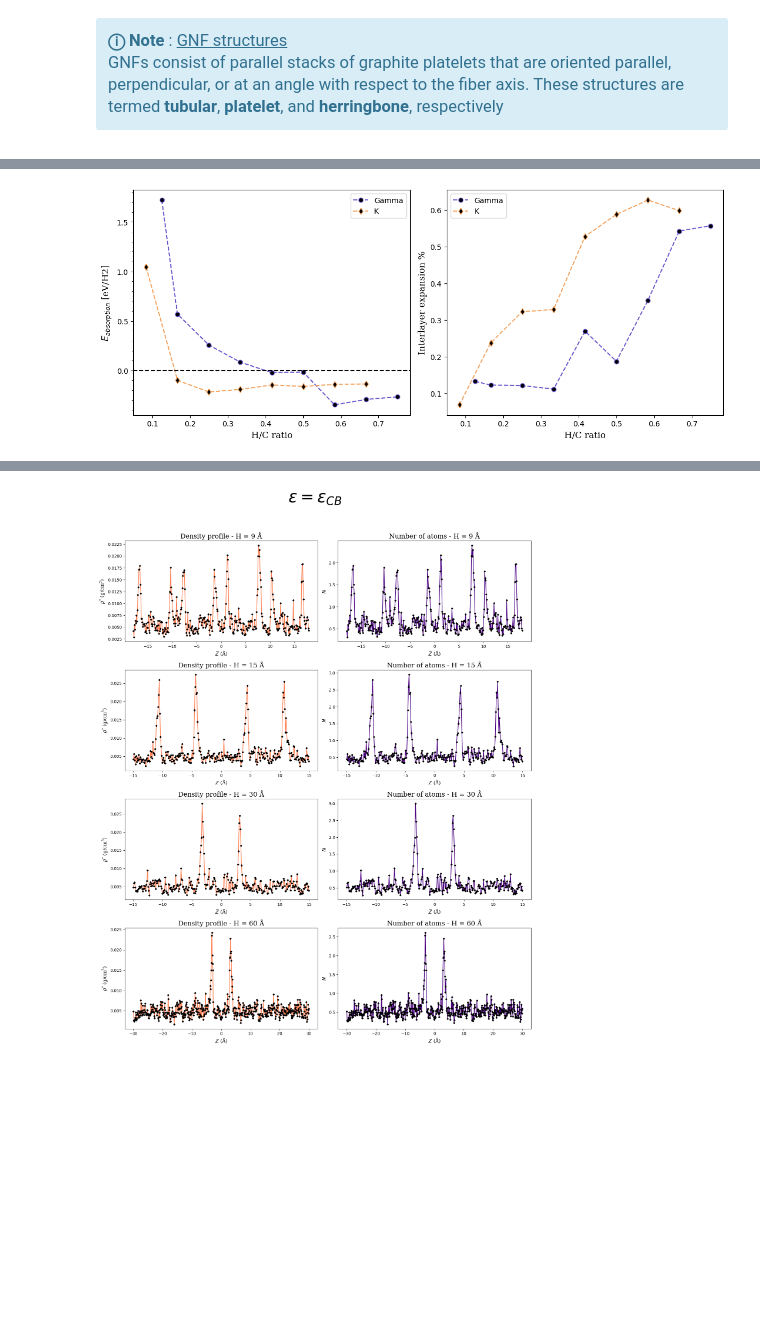
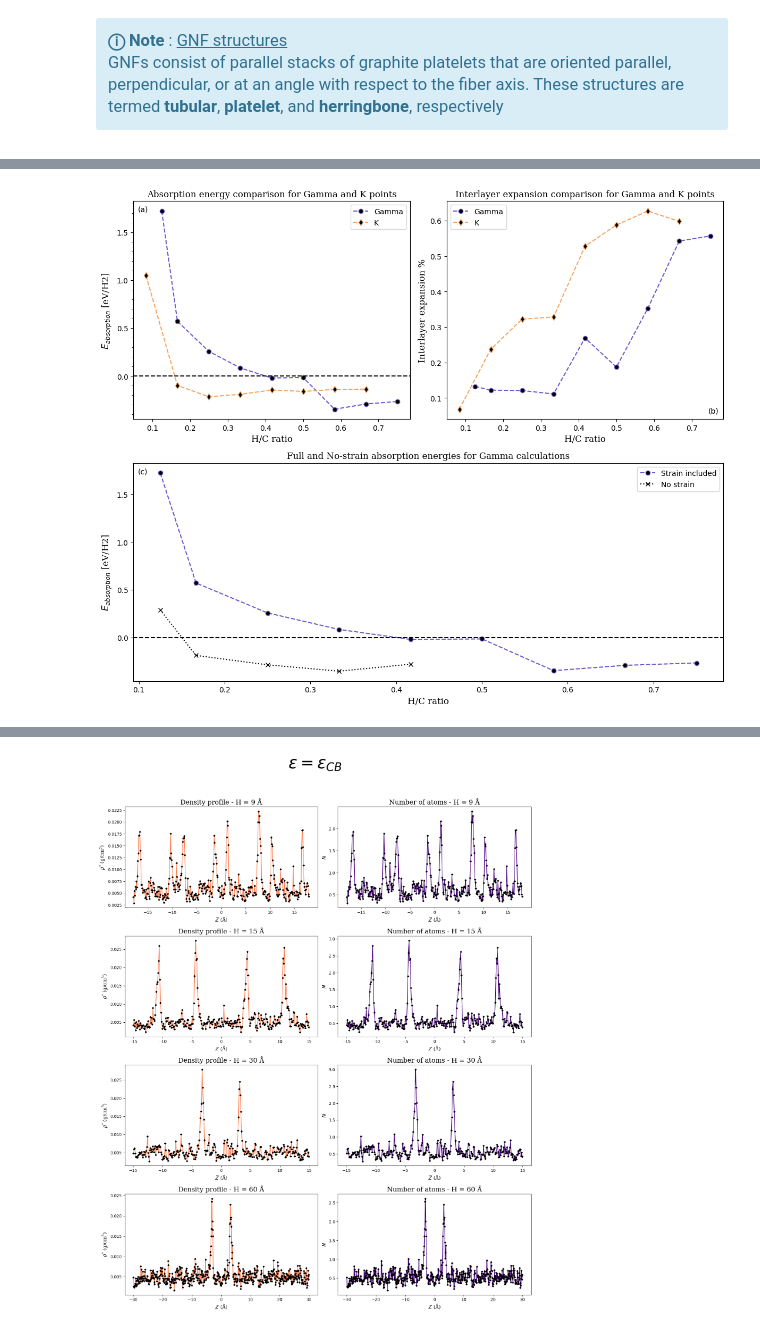
Before and after one commit to ApprehensiveKnee/MMoM_project, a Jupyter notebook: visual.ipynb, the cells around one changed output, grey strips where cells are left out. Drawn from its saved outputs; the diff is of its cells as text; code cells hidden in the pictures; blank space fills up the shorter version.

```diff
--- a/visual.ipynb
+++ b/visual.ipynb
@@ -185,49 +191,86 @@ font = {
     'size'   : 12
 }
 
+def setlabel(ax, label, loc=2, borderpad=0.6, **kwargs):
+    legend = ax.get_legend()
+    if legend:
+        ax.add_artist(legend)
+    line, = ax.plot(np.NaN,np.NaN,color='none',label=label)
+    label_legend = ax.legend(handles=[line],loc=loc,handlelength=0,handleheight=0,handletextpad=0,borderaxespad=0,borderpad=borderpad,frameon=False,**kwargs)
+    label_legend.remove()
+    ax.add_artist(label_legend)
+    line.remove()
+
 file_name = "DFT_absorption/absorption_energies.xlsx"
 PATH = os.getcwd()
 
 # Open the workbook
 wb = openpyxl.load_workbook(PATH + "/" + file_name, data_only=True)
 
 #Import the tables (one under the unified cell "Gamma Point Calculation (1 1 1, 0 0 0)", the otherone under "K-Point Calculation (6 6 2, 1 1 1)")
 
 # Gamma Point Calculation (1 1 1, 0 0 0)
 sheet = wb["gamma"]
 
 # The table is contained in the range A4:I13
 # Row A4 contains the headers
 gamma_data = []
 for row in sheet.iter_rows(min_row=4, max_row=13, min_col=0, max_col=9):
     gamma_data.append([cell.value for cell in row])
-
 gamma = pd.DataFrame(gamma_data[1:], columns=gamma_data[0])
 
 # K-Point Calculation (6 6 2, 1 1 1)
-sheet = wb[]"k"]
+sheet = wb["k"]
 k_data=[]
 for row in sheet.iter_rows(min_row=4, max_row=12, min_col=0, max_col=9):
     k_data.append([cell.value for cell in row])
 k=pd.DataFrame(k_data[1:], columns=k_data[0])
 
 #Now plot "Eabsorption [eV/H2]" vs. "H/C ratio" for both tables
-fig, ax = plt.subplots(1,2, figsize=(12,5))
-ax[0].plot(gamma["H/C ratio"], gamma["Eabsorption [eV/H2]"], 'o', label="Gamma", color = "slateblue", markerfacecolor="black", linestyle="--")
-ax[0].plot(k["H/C ratio"], k["Eabsorption [eV/H2]"], 'd', label="K", color = "sandybrown", markerfacecolor="black", linestyle="--")
+fig, ax = plt.subplots(2,2, figsize=(12,10))
+ax[0,0].plot(gamma["H/C ratio"], gamma["Eabsorption [eV/H2]"], 'o', label="Gamma", color = "slateblue", markerfacecolor="black", linestyle="--")
+ax[0,0].plot(k["H/C ratio"], k["Eabsorption [eV/H2]"], 'd', label="K", color = "sandybrown", markerfacecolor="black", linestyle="--")
 # Plot the horizontal line at 0 eV/H2
-ax[0].axhline(0, color='black', linestyle='--')
+ax[0,0].axhline(0, color='black', linestyle='--')
 # Add minor ticks on y axis
-ax[0].yaxis.set_minor_locator(plt.MultipleLocator(0.1))
-ax[0].set_xlabel("H/C ratio", fontdict=font)
-ax[0].set_ylabel(r"$E_{absorption}$ [eV/H2]", fontdict=font)
-ax[0].legend()
+ax[0,0].yaxis.set_minor_locator(plt.MultipleLocator(0.1))
+ax[0,0].set_xlabel("H/C ratio", fontdict=font)
+ax[0,0].set_ylabel(r"$E_{absorption}$ [eV/H2]", fontdict=font)
+ax[0,0].set_title("Absorption energy comparison for Gamma and K points", fontdict=font)
+setlabel(ax[0,0], '(a)')
+ax[0,0].legend()
 # Now also plot "Interlayer \nexpansion %" vs. "H/C ratio" for both tables,
-ax[1].plot(gamma["H/C ratio"], gamma["Interlayer \nexpansion %"], 'o', label="Gamma", color = "slateblue", markerfacecolor="black", linestyle="--")
-ax[1].plot(k["H/C ratio"], k["Interlayer \nexpansion %"], 'd', label="K", color = "sandybrown", markerfacecolor="black", linestyle="--")
-ax[1].set_xlabel("H/C ratio", fontdict=font)
-ax[1].set_ylabel("Interlayer expansion %", fontdict=font)
-ax[1].legend()
+ax[0,1].plot(gamma["H/C ratio"], gamma["Interlayer \nexpansion %"], 'o', label="Gamma", color = "slateblue", markerfacecolor="black", linestyle="--")
+ax[0,1].plot(k["H/C ratio"], k["Interlayer \nexpansion %"], 'd', label="K", color = "sandybrown", markerfacecolor="black", linestyle="--")
+ax[0,1].set_xlabel("H/C ratio", fontdict=font)
+ax[0,1].set_ylabel("Interlayer expansion %", fontdict=font)
+ax[0,1].set_title("Interlayer expansion comparison for Gamma and K points", fontdict=font)
+setlabel(ax[0,1], '(b)', loc=4)
+ax[0,1].legend()
+
+gs=ax[1,0].get_gridspec()
+# remove the underlying axes
+for ax_ in ax[1,:]:
+    ax_.remove()
+axbig=fig.add_subplot(gs[1,:])
+axbig.plot(gamma["H/C ratio"], gamma["Eabsorption [eV/H2]"], 'o', color = "slateblue", markerfacecolor="black", linestyle="--", label="Strain included")
+axbig.axhline(0, color='black', linestyle='--')
+
+# Read strain data from gamma sheet
+sheet = wb["gamma"]
+strain_data = []
+for row in sheet.iter_rows(min_row=18, max_row=23, min_col=1, max_col=4):
+    strain_data.append([cell.value for cell in row])
+strain=pd.DataFrame(strain_data[1:], columns=strain_data[0])
+
+# Plot the "Eno strain [eV/H2]" vs. "H/C ratio"[:5]
+axbig.plot(strain["H/C ratio"], strain["Eno strain [eV/H2]"], 'x', color = "black", markerfacecolor="black", linestyle=":", label="No strain")
+axbig.set_xlabel("H/C ratio", fontdict=font)
+axbig.set_ylabel(r"$E_{absorption}$ [eV/H2]", fontdict=font)
+axbig.set_title("Full and No-strain absorption energies for Gamma calculations", fontdict=font)
+setlabel(axbig, '(c)')
+axbig.legend()
+
 plt.tight_layout()
 # %% [output]
-[figure, old version]
+[figure, new version]
```
Also changed, not shown: parts of 17 cells of this notebook, 35 other files.
